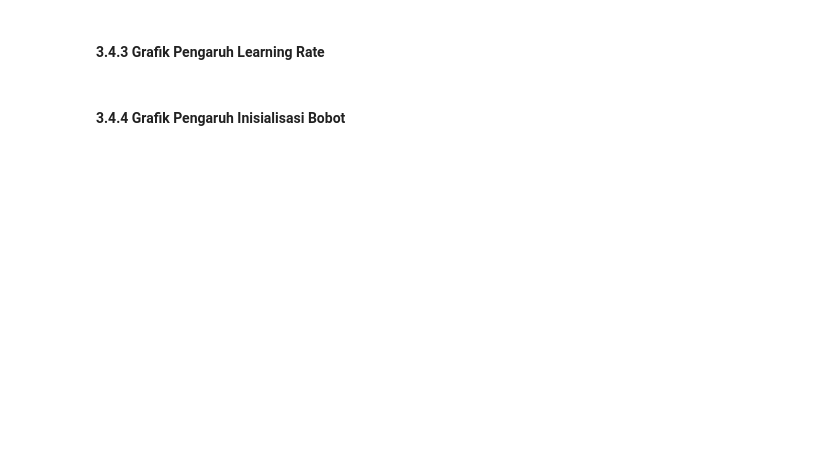
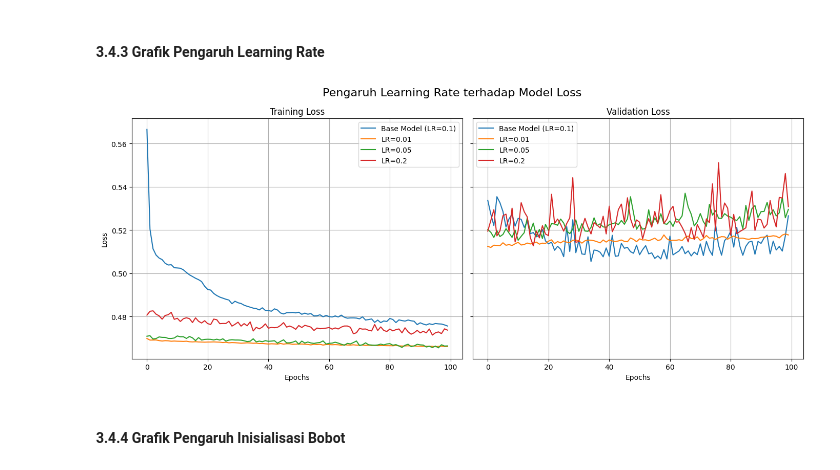
Before and after one commit to StefanMattew/MagangLearning-Tubes-IF3270, a Jupyter notebook: src/Pengujian.ipynb, the cells around one changed output. Saved outputs shown, nothing was run; the diff lists cells and outputs as text; code cells hidden in the pictures; blank space fills up the shorter version.

```diff
--- a/src/Pengujian.ipynb
+++ b/src/Pengujian.ipynb
@@ -953,4 +995,12 @@ Training sklearn MLP Model...
 # %% [markdown]
 #### 3.4.3 Grafik Pengaruh Learning Rate
+# %%
+# --- Plot Variasi Learning Rate ---
+histories_lr = [history_base, history_lr1, history_lr2, history_lr3]
+titles_lr = ['Base Model (LR=0.1)', 'LR=0.01', 'LR=0.05', 'LR=0.2']
+
+plot_loss(histories_lr, titles_lr, 'Pengaruh Learning Rate terhadap Model Loss')
+# %% [output]
+[figure, added]
 # %% [markdown]
 #### 3.4.4 Grafik Pengaruh Inisialisasi Bobot
```
Also changed, not shown: parts of 18 cells of this notebook, 1 other file.
